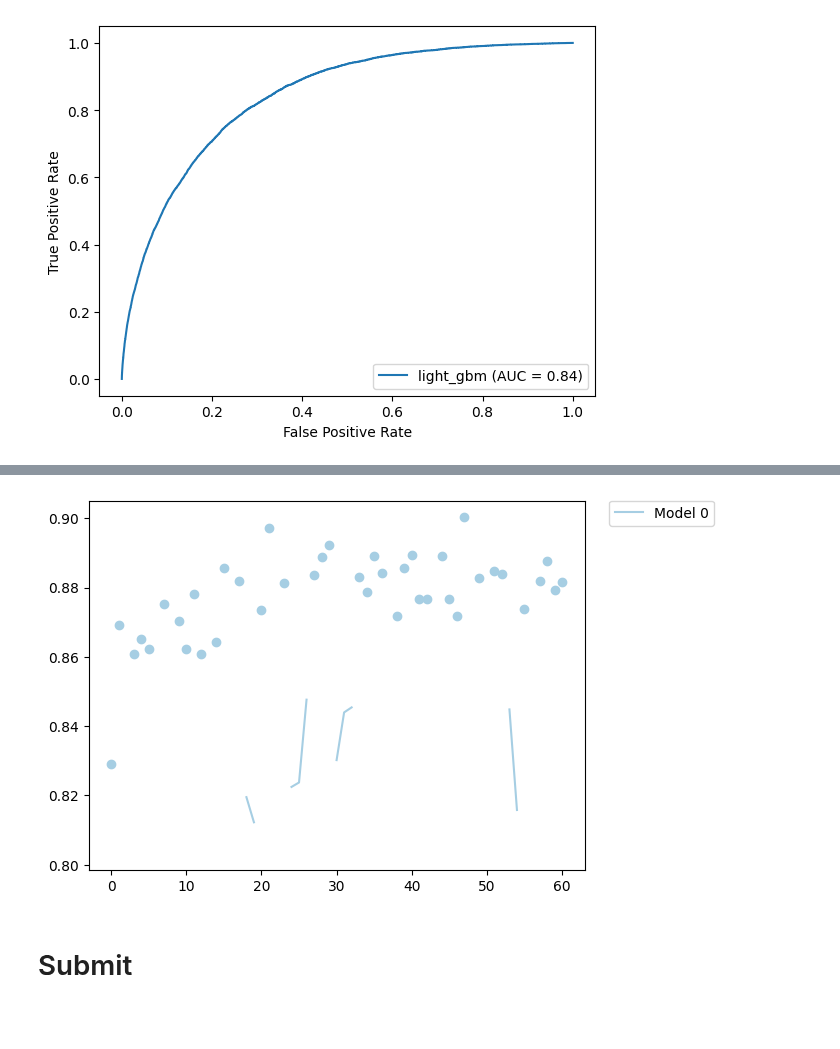
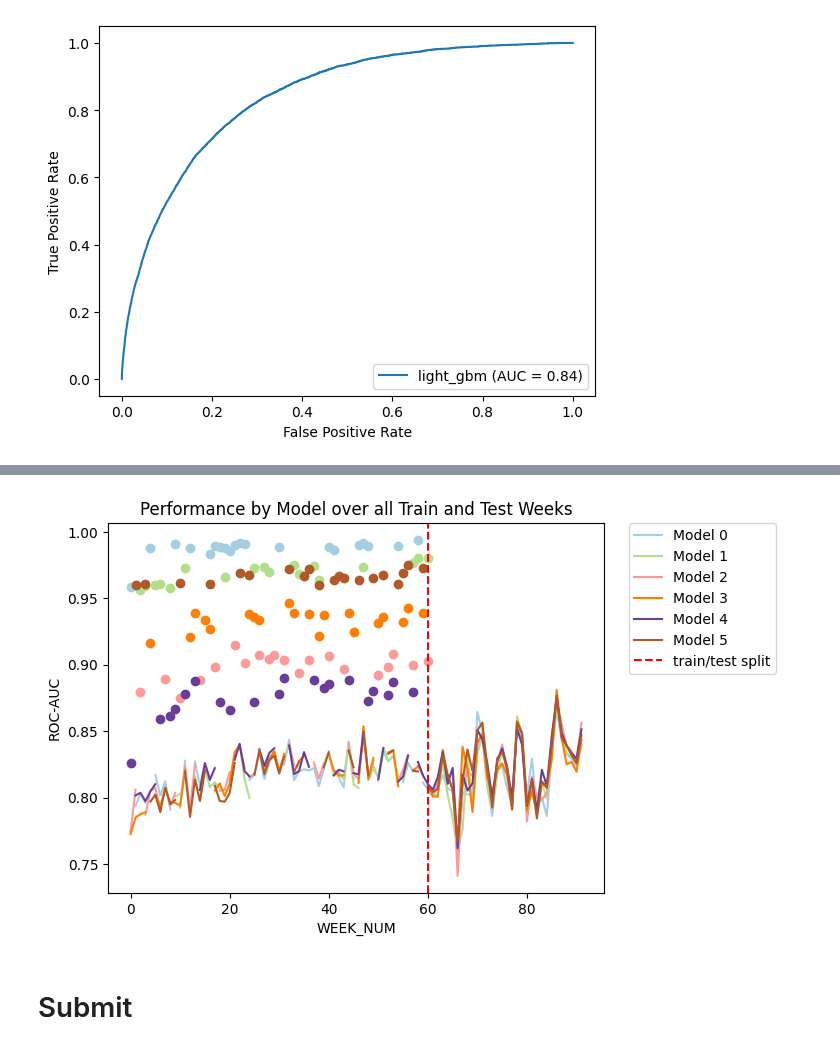
Before and after one commit to chrisibadiaz/SIADS_699_Project, a Jupyter notebook: Credit_risk_MADS_team_4_capstone.ipynb, the cells around one changed output, grey strips where cells are left out. Saved outputs shown, nothing was run; the diff lists cells and outputs as text; code cells hidden in the pictures; blank space fills up the shorter version.

Commit message:
Kaggle Notebook | Credit_risk_MADS_team_4_capstone.ipynb | Version 20

```diff
--- a/Credit_risk_MADS_team_4_capstone.ipynb
+++ b/Credit_risk_MADS_team_4_capstone.ipynb
@@ -93,7 +76,7 @@ class Split:
 class DataLoader:
     def __init__(self, descriptions=None, name=None, file_type='.csv', train_fraction=0.8):
         folder = {'.csv':'csv_files', '.parquet':'parquet_files'}
-        self.dataPath = dataPath = f"/kaggle/input/home-credit-credit-risk-model-stability/{folder[file_type]}"
+        self.dataPath = f"/kaggle/input/home-credit-credit-risk-model-stability/{folder[file_type]}"
         self.train_fraction=train_fraction
         self.file_type=file_type
         self.descriptions=descriptions[name]
@@ -133,6 +116,7 @@ class DataLoader:
                 df = df.with_columns(pl.col(col).cast(pl.Float32))
         df = df.drop("date_decision",)
         return df
+
 
     def WEEK_NUM_split(self, df):
         split_idx = int(len(df)*self.train_fraction)
@@ -223,7 +207,6 @@ class DataLoader:
         return results
 
 
-
     def load_dfs(self, descriptions=None, name=None):
         self.descriptions=descriptions or self.descriptions
         if self.descriptions is None:
@@ -318,8 +304,3 @@ Loading applprev_2
-# %%
-# test
-data.train.X = data.train.X.drop('sex_738L')
-data.test.X = data.test.X.drop('sex_738L')
-data.submit.X = data.submit.X.drop('sex_738L')
 # %% [markdown]
 # Create CV splits for each model
 # %%
@@ -547,7 +528,7 @@ with open('/kaggle/input/desc-and-1st-params/saved_params.json', 'r') as f:
     # convert all parameter dicts to namedtuples
     saved_params = {name:{int(model): namedtuple(f'config_{model}', params.keys())(**params) for model, params in saved_params_dict[name].items()} for name in saved_params_dict}
 # %%
-if enable_wandb:
+if enable_internet:
     # login to wandb
     user_secrets = UserSecretsClient()
     wandb.login(
@@ -583,7 +564,6 @@ else:
     tuned_params = saved_params[ensemble_name]
 
 
-
 # whether or not saved_params has been updated, we need to output it again to retain it for next dataset version
 with open('saved_params.json', 'w') as f:
     saved_params_dict = {name:{model:params._asdict() for model, params in saved_params[name].items()} for name in saved_params}
@@ -752,7 +737,9 @@ def stability_metric(y_test_pred, y_test, WEEK_NUM_test):
     plt.plot(weeks, gini_pred, color='black', linewidth=3)
     plt.plot(weeks, gini_pred+2*res_std, color='black', linestyle='dashed')
     plt.plot(weeks, gini_pred-2*res_std, color='black', linestyle='dashed')
-
+    plt.title("Ensemble Score for Each Test Week")
+    plt.xlabel("WEEK_NUM")
+    plt.ylabel("GINI coefficient")
     plt.show()
 
     return weeks, gini
@@ -766,11 +753,12 @@ def auc_week(df):
 
 
 # plot_auc_train
-def plot_auc_train(train_predictions, data, week_splits):
+def plot_auc_train(train_predictions, test_predictions, data, week_splits):
+    train_cutoff = data.train.WEEK_NUM['WEEK_NUM'].max()
 
-    pred_df = pd.DataFrame(train_predictions)
-    pred_df['WEEK_NUM'] = data.train.WEEK_NUM['WEEK_NUM']
-    pred_df['target'] = data.train.y['target']
+    pred_df = pd.concat([pd.DataFrame(train_predictions), pd.DataFrame(test_predictions)])
+    pred_df['WEEK_NUM'] = pl.concat([data.train.WEEK_NUM['WEEK_NUM'],data.test.WEEK_NUM['WEEK_NUM']])
+    pred_df['target'] = pl.concat([data.train.y['target'],data.test.y['target']])
     week_auc = pred_df.groupby('WEEK_NUM').apply(auc_week, include_groups=False)
 
     # we want an indication of which weeks a model trained on
@@ -790,9 +778,15 @@ def plot_auc_train(train_predictions, data, week_splits):
         h, = ax.plot(clean_week_auc.loc[:,i], label=f'Model {i}')
         handles.append(h)
 
-    ax.legend(handles=handles, bbox_to_anchor=(1.05,1), loc='upper left',borderaxespad=0.)
     for i in range(n):
         ax.scatter(train_weeks.index, train_weeks.loc[:,i])
+
+    plt.title("Performance by Model over all Train and Test Weeks")
+    plt.ylabel("ROC-AUC")
+    plt.xlabel("WEEK_NUM")
+    h = plt.axvline(x=train_cutoff, color='red', ls="--", label="train/test split")
+    handles.append(h)
+    ax.legend(handles=handles, bbox_to_anchor=(1.05,1), loc='upper left',borderaxespad=0.)
     plt.show()
 
 # def clean_col_names(columns):
@@ -831,5 +825,5 @@ final score: 0.6419496201443103
 # %%
 if enable_vis:
-    plot_auc_train(y_train_all_preds, data, ws.week_splits)
+    plot_auc_train(y_train_all_preds, y_test_all_preds, data, ws.week_splits)
 # %% [output]
-[figure, old version]
+[figure, new version]
```
Also changed, not shown: parts of 8 cells of this notebook.
